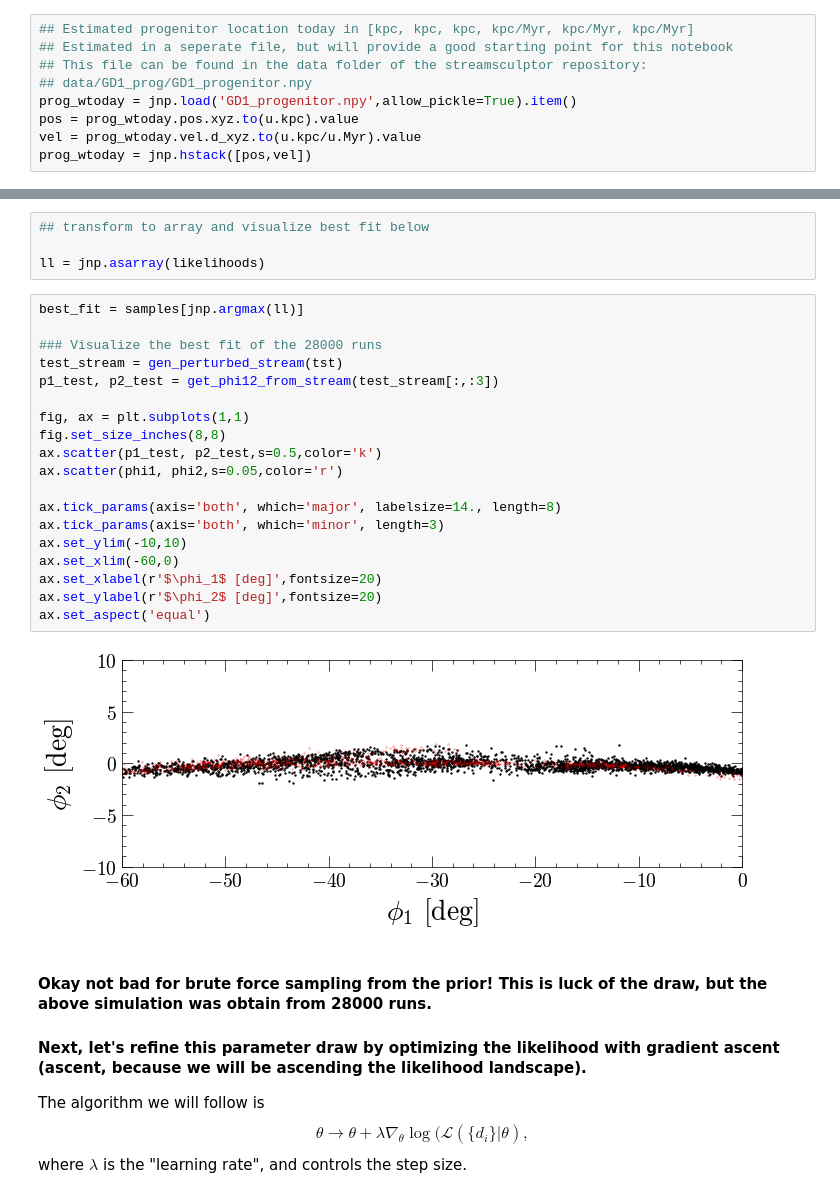
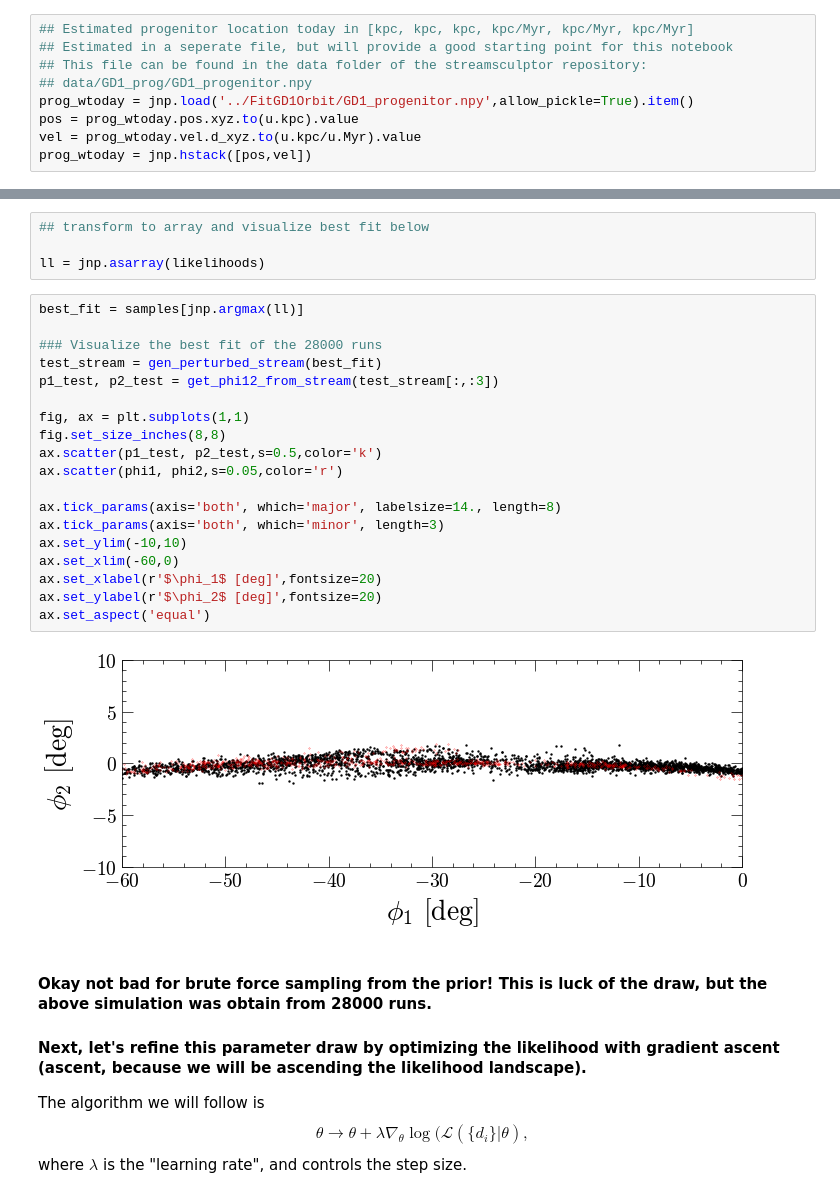
Before and after one commit to jnibauer/streamsculptor, a Jupyter notebook: streamsculptor/examples/GD1_and_SubhaloFitting_GPU.ipynb, the cells around one changed output, grey strips where cells are left out. Cells and saved outputs as stored; diff of their text form.

```diff
--- a/streamsculptor/examples/GD1_and_SubhaloFitting_GPU.ipynb
+++ b/streamsculptor/examples/GD1_and_SubhaloFitting_GPU.ipynb
@@ -106,7 +104,7 @@ ax.set_aspect('equal')
 ## Estimated in a seperate file, but will provide a good starting point for this notebook
 ## This file can be found in the data folder of the streamsculptor repository:
 ## data/GD1_prog/GD1_progenitor.npy
-prog_wtoday = jnp.load('GD1_progenitor.npy',allow_pickle=True).item()
+prog_wtoday = jnp.load('../FitGD1Orbit/GD1_progenitor.npy',allow_pickle=True).item()
 pos = prog_wtoday.pos.xyz.to(u.kpc).value
 vel = prog_wtoday.vel.d_xyz.to(u.kpc/u.Myr).value
 prog_wtoday = jnp.hstack([pos,vel])
@@ -459,27 +460,27 @@ total number of simulations being run: 28000
 ## transform to array and visualize best fit below
 
 ll = jnp.asarray(likelihoods)
-# %%
-best_fit = samples[jnp.argmax(ll)]
-
-### Visualize the best fit of the 28000 runs
-test_stream = gen_perturbed_stream(tst)
-p1_test, p2_test = get_phi12_from_stream(test_stream[:,:3])
-
-fig, ax = plt.subplots(1,1)
-fig.set_size_inches(8,8)
-ax.scatter(p1_test, p2_test,s=0.5,color='k')
-ax.scatter(phi1, phi2,s=0.05,color='r')
-
-ax.tick_params(axis='both', which='major', labelsize=14., length=8)
-ax.tick_params(axis='both', which='minor', length=3)
-ax.set_ylim(-10,10)
-ax.set_xlim(-60,0)
-ax.set_xlabel(r'$\phi_1$ [deg]',fontsize=20)
-ax.set_ylabel(r'$\phi_2$ [deg]',fontsize=20)
-ax.set_aspect('equal')
-# %% [output]
-[figure, removed]
+# %%
+best_fit = samples[jnp.argmax(ll)]
+
+### Visualize the best fit of the 28000 runs
+test_stream = gen_perturbed_stream(best_fit)
+p1_test, p2_test = get_phi12_from_stream(test_stream[:,:3])
+
+fig, ax = plt.subplots(1,1)
+fig.set_size_inches(8,8)
+ax.scatter(p1_test, p2_test,s=0.5,color='k')
+ax.scatter(phi1, phi2,s=0.05,color='r')
+
+ax.tick_params(axis='both', which='major', labelsize=14., length=8)
+ax.tick_params(axis='both', which='minor', length=3)
+ax.set_ylim(-10,10)
+ax.set_xlim(-60,0)
+ax.set_xlabel(r'$\phi_1$ [deg]',fontsize=20)
+ax.set_ylabel(r'$\phi_2$ [deg]',fontsize=20)
+ax.set_aspect('equal')
+# %% [output]
+[figure, added]
 # %% [markdown]
 #### Okay not bad for brute force sampling from the prior! This is luck of the draw, but the above simulation was obtain from 28000 runs.
 
```
Also changed, not shown: parts of 21 cells of this notebook, 2 other files.
